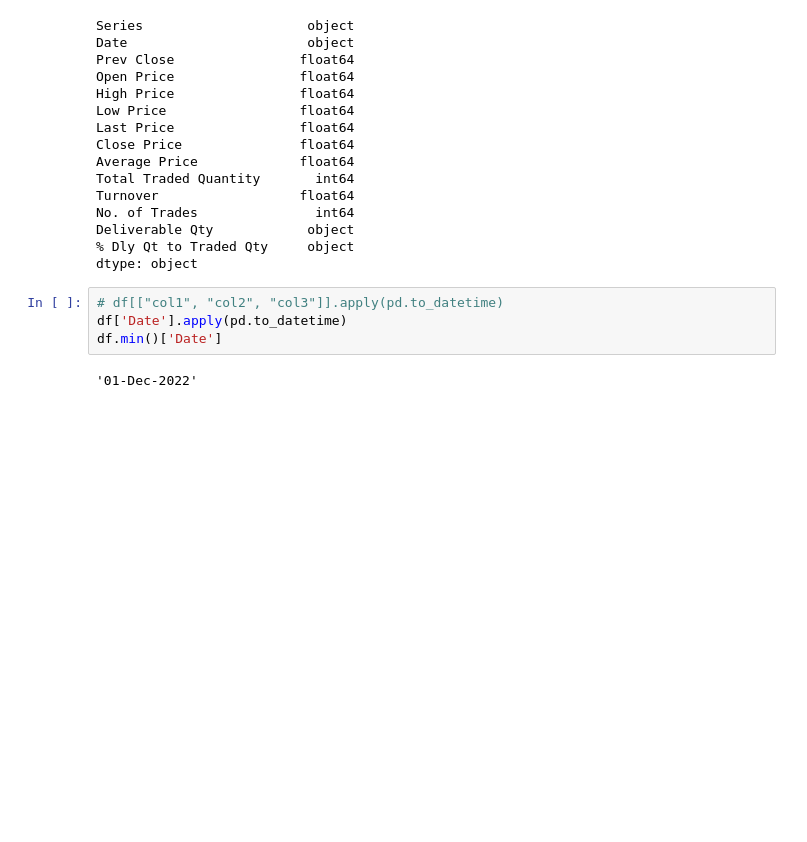
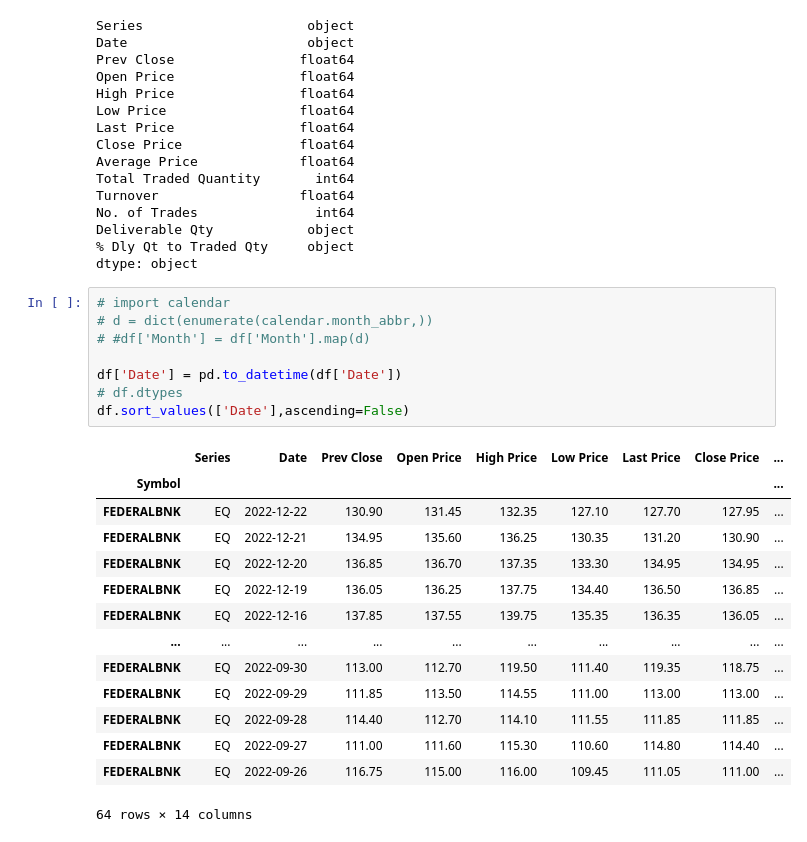
Before and after one commit to samRddhimat/onlinefiles, a Jupyter notebook: fbnk-plotly.ipynb, the cells around one changed output. Drawn from its saved outputs; the diff is of its cells as text; blank space fills up the shorter version.

Commit message:
federal bank data

```diff
--- a/fbnk-plotly.ipynb
+++ b/fbnk-plotly.ipynb
@@ -35,8 +35,25 @@ Deliverable Qty            object
 % Dly Qt to Traded Qty     object
 dtype: object
 # %%
-# df[["col1", "col2", "col3"]].apply(pd.to_datetime)
-df['Date'].apply(pd.to_datetime)
-df.min()['Date']
+# import calendar
+# d = dict(enumerate(calendar.month_abbr,))
+# #df['Month'] = df['Month'].map(d)
+
+df['Date'] = pd.to_datetime(df['Date'])
+# df.dtypes
+df.sort_values(['Date'],ascending=False)
 # %% [output]
+|  | Series | Date | Prev Close | Open Price | High Price | Low Price | Last Price | Close Price | ... |
+| Symbol |  |  |  |  |  |  |  |  | ... |
+| FEDERALBNK | EQ | 2022-12-22 | 130.90 | 131.45 | 132.35 | 127.10 | 127.70 | 127.95 | ... |
+| FEDERALBNK | EQ | 2022-12-21 | 134.95 | 135.60 | 136.25 | 130.35 | 131.20 | 130.90 | ... |
+| FEDERALBNK | EQ | 2022-12-20 | 136.85 | 136.70 | 137.35 | 133.30 | 134.95 | 134.95 | ... |
+| FEDERALBNK | EQ | 2022-12-19 | 136.05 | 136.25 | 137.75 | 134.40 | 136.50 | 136.85 | ... |
+| FEDERALBNK | EQ | 2022-12-16 | 137.85 | 137.55 | 139.75 | 135.35 | 136.35 | 136.05 | ... |
+| ... | ... | ... | ... | ... | ... | ... | ... | ... | ... |
+| FEDERALBNK | EQ | 2022-09-30 | 113.00 | 112.70 | 119.50 | 111.40 | 119.35 | 118.75 | ... |
+| FEDERALBNK | EQ | 2022-09-29 | 111.85 | 113.50 | 114.55 | 111.00 | 113.00 | 113.00 | ... |
+| FEDERALBNK | EQ | 2022-09-28 | 114.40 | 112.70 | 114.10 | 111.55 | 111.85 | 111.85 | ... |
+| FEDERALBNK | EQ | 2022-09-27 | 111.00 | 111.60 | 115.30 | 110.60 | 114.80 | 114.40 | ... |
+| FEDERALBNK | EQ | 2022-09-26 | 116.75 | 115.00 | 116.00 | 109.45 | 111.05 | 111.00 | ... |
-'01-Dec-2022'
+64 rows × 14 columns
```
Also changed, not shown: parts of 2 cells of this notebook.
